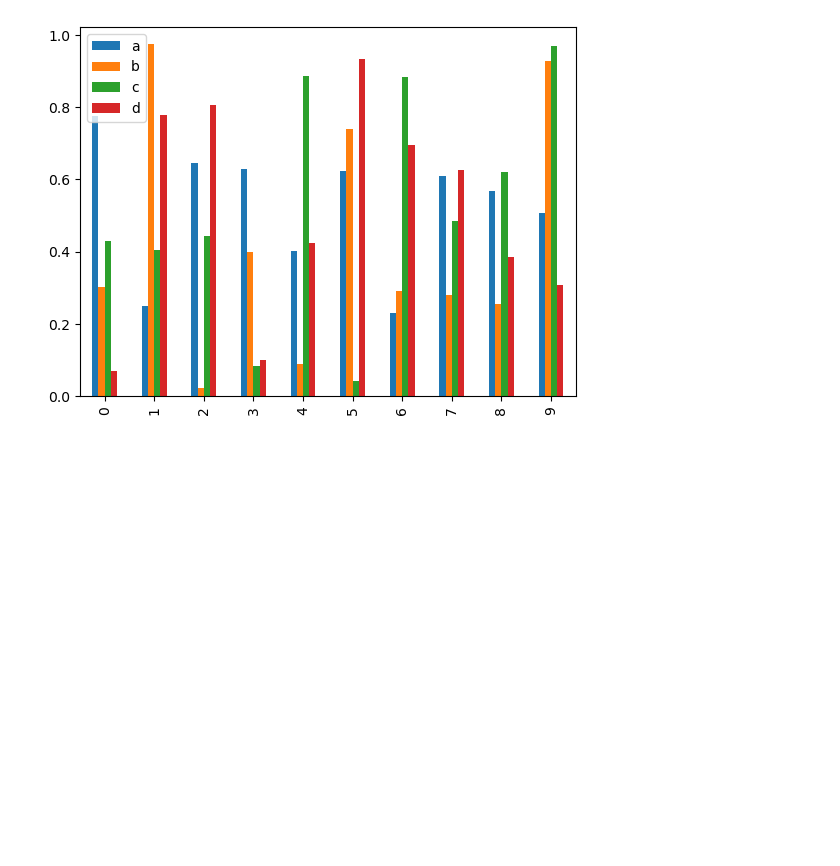
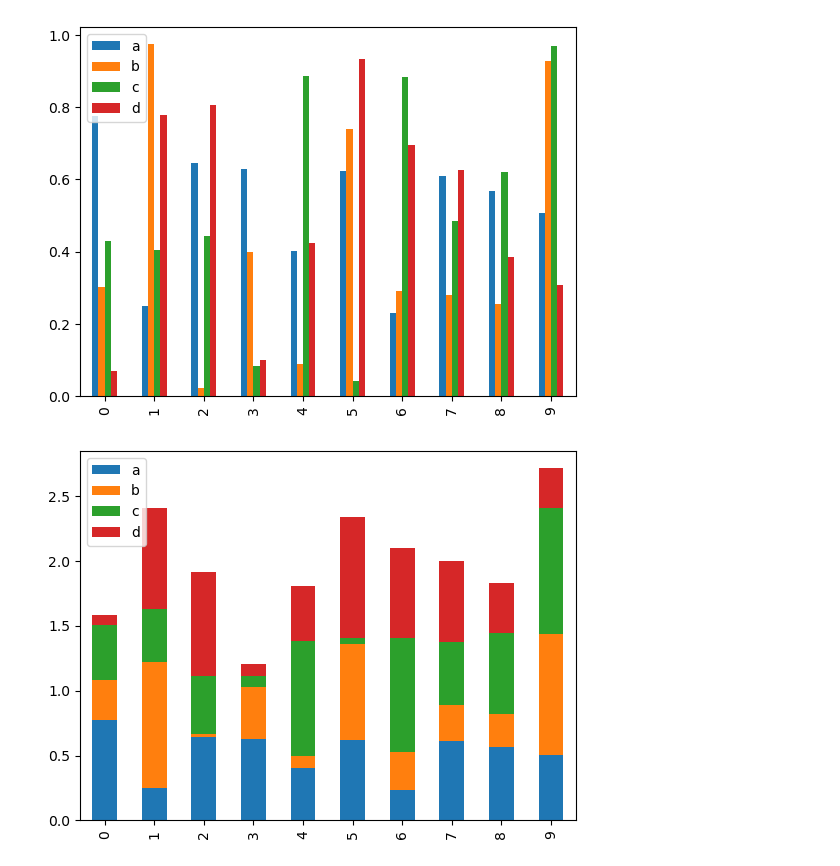
Before and after one commit to ilyak93/self-studying, a Jupyter notebook: DataEngineering/pandas/pandas_chart_vizualization.ipynb, the cells around one changed output. Saved outputs shown, nothing was run; the diff lists cells and outputs as text; code cells hidden in the pictures; blank space fills up the shorter version.

```diff
--- a/DataEngineering/pandas/pandas_chart_vizualization.ipynb
+++ b/DataEngineering/pandas/pandas_chart_vizualization.ipynb
@@ -165,3 +165,7 @@ df2
 df2.plot.bar();
 # %% [output]
 [figure]
+# %%
+df2.plot.bar(stacked=True);
+# %% [output]
+[figure, added]
```
Also changed, not shown: parts of 15 cells of this notebook.
